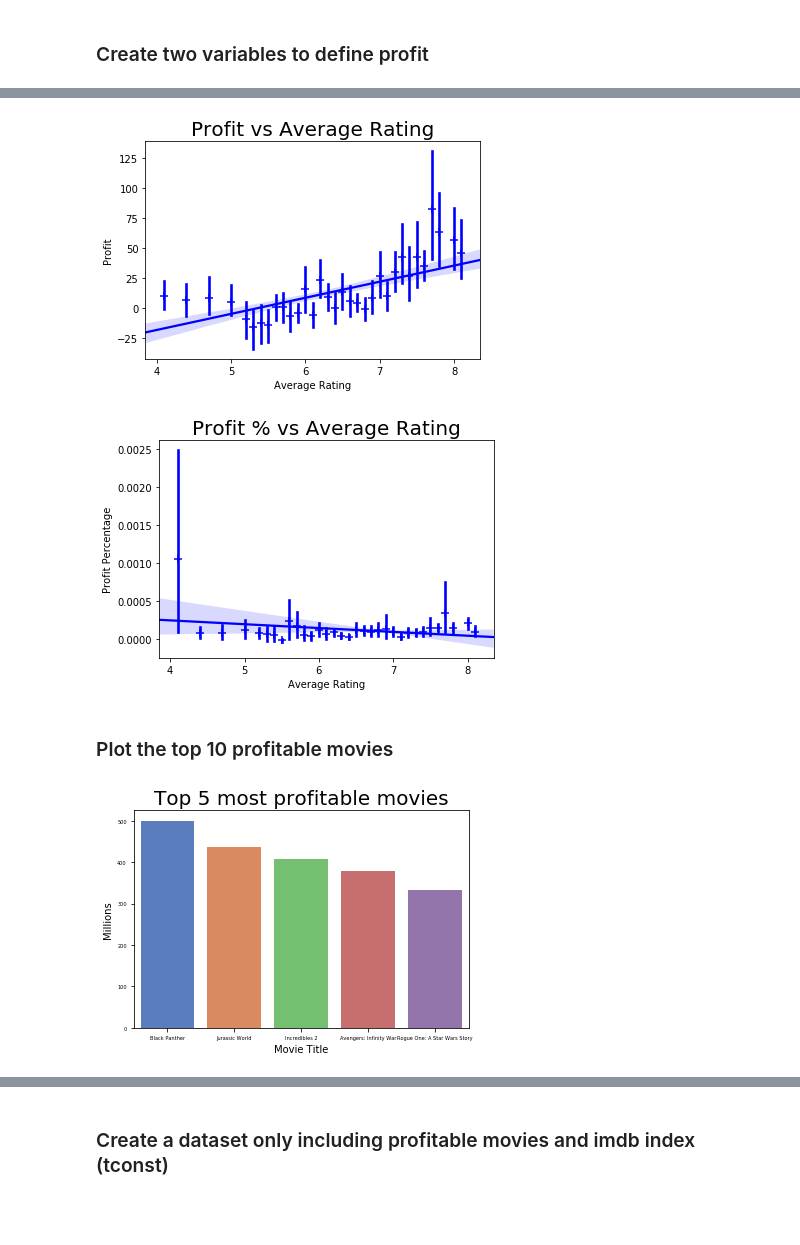
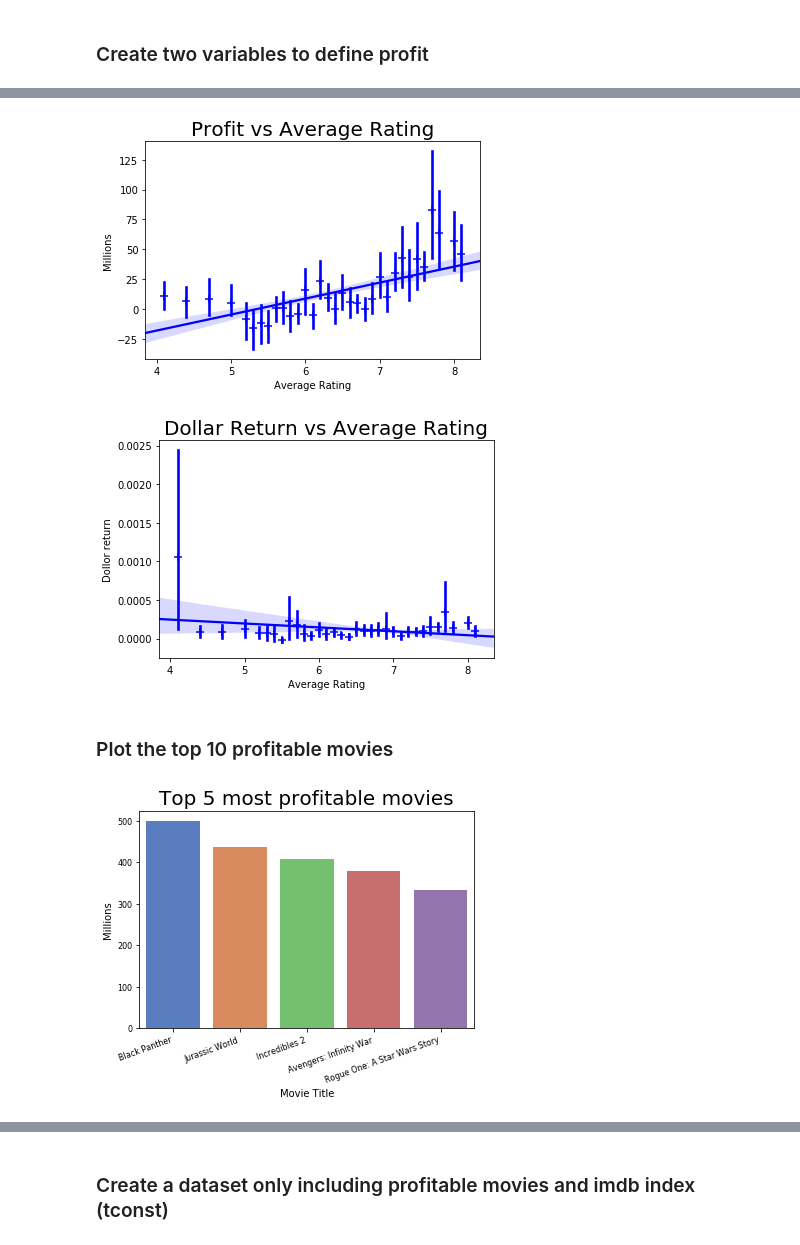
Before and after one commit to iuniorhsiung/Mod1_project_DN, a Jupyter notebook: Data_Visualization_NL.ipynb, the cells around one changed output, grey strips where cells are left out. Drawn from its saved outputs; the diff is of its cells as text; code cells hidden in the pictures; blank space fills up the shorter version.

Commit message:
Updated Visualization code

```diff
--- a/Data_Visualization_NL.ipynb
+++ b/Data_Visualization_NL.ipynb
@@ -68,27 +68,32 @@ movie_per.head()
 # %%
 ax = sns.regplot(x = "Average Rating", y = "Profit", data = movie_pro, marker = "+", ci = 90, x_bins = 50, color = "blue")
 ax.axes.set_title("Profit vs Average Rating",fontsize=20)
+ax.set_xlabel("Average Rating", fontsize = 10)
+ax.set_ylabel("Millions", fontsize = 10)
 plt.savefig("Profit_vs_rating.png", transparent=True)
 # %% [output]
-[figure, old version]
+[figure, new version]
 # %%
 ax = sns.regplot(x = "Average Rating", y = "Profit Percentage", data = movie_per, marker = "+", ci = 90, x_bins = 50, color = "blue")
-ax.axes.set_title("Profit % vs Average Rating",fontsize=20)
+ax.axes.set_title("Dollar Return vs Average Rating",fontsize=20)
+ax.set_xlabel("Average Rating", fontsize = 10)
+ax.set_ylabel("Dollor return", fontsize = 10)
 plt.savefig("Profit_Percentage_vs_rating.png", transparent=True)
 # %% [output]
-[figure, old version]
+[figure, new version]
 # %% [markdown]
 ### Plot the top 10 profitable movies
 # %%
 b = sns.barplot(x = "movie", y = "Profit", data = movie_pro[:5], ci = None, palette = "muted")
 #sns.palplot(sns.color_palette("colorblind", 10))
 b.axes.set_title("Top 5 most profitable movies", fontsize = 20)
+b.set_xticklabels(b.get_xticklabels(), rotation=20, ha="right")
 b.set_xlabel("Movie Title",fontsize = 10)
 b.set_ylabel("Millions",fontsize = 10)
-b.tick_params(labelsize = 5)
+b.tick_params(labelsize = 8)
 plt.savefig("Top_5_most_profitable_movies_Profit.png", transparent=True)
 # %% [output]
-[figure, old version]
+[figure, new version]
 # %%
 b = sns.barplot(x = "movie", y = "Profit Percentage", data = movie_per[:5], ci = None, palette = "muted")
 b.axes.set_title("Top 5 most profitable movies",fontsize=20)
```
Also changed, not shown: parts of 2 cells of this notebook.
